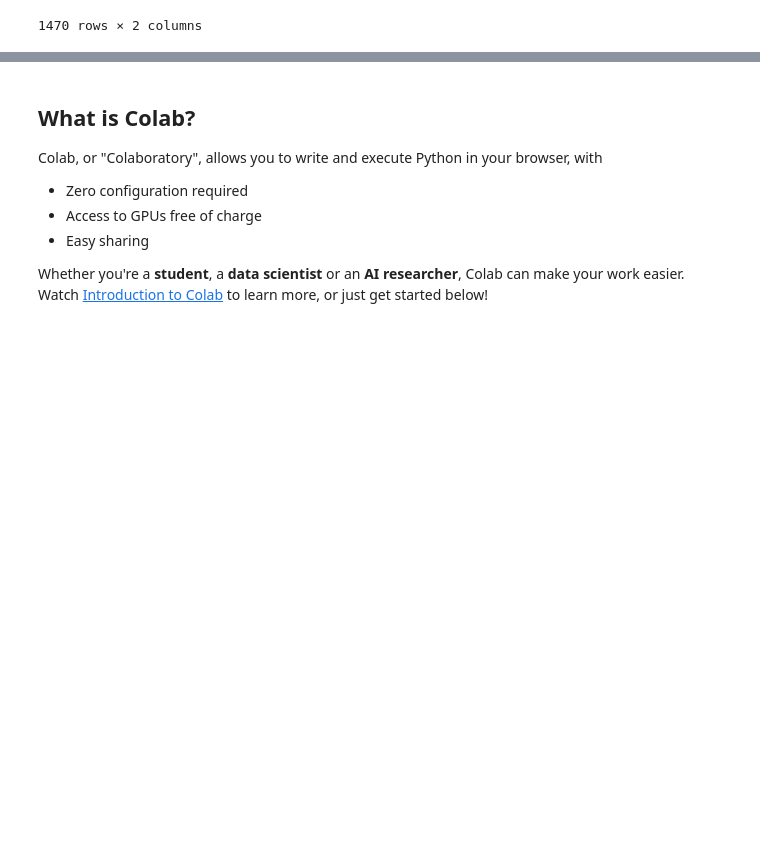
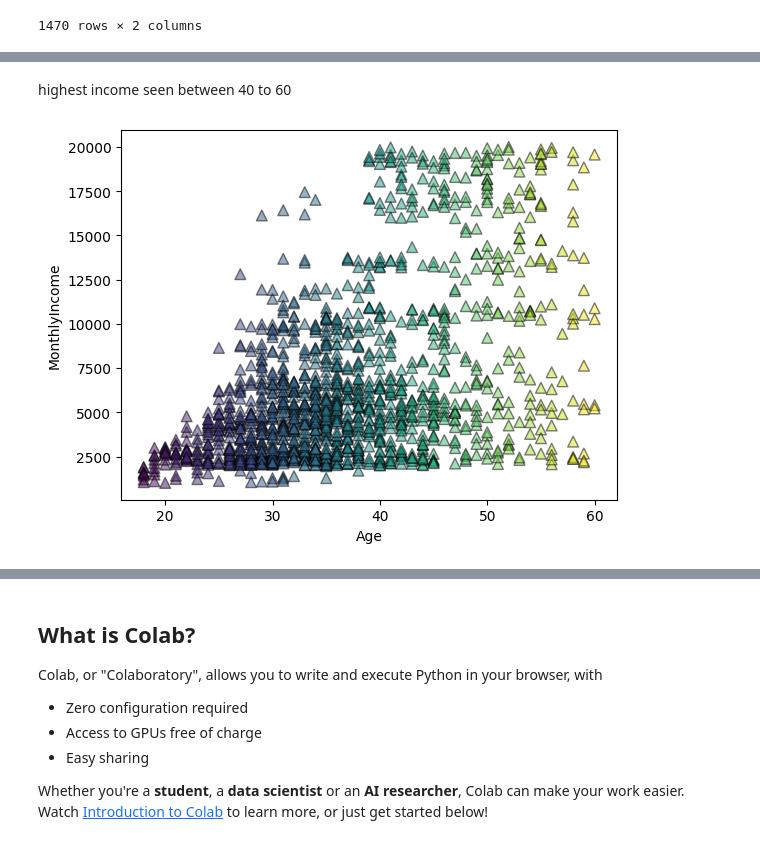
Before and after one commit to Aliasghar9753/aliasghar9753, a Jupyter notebook: Welcome_To_Colab.ipynb, the cells around one changed output, grey strips where cells are left out. Drawn from its saved outputs; the diff is of its cells as text; code cells hidden in the pictures; blank space fills up the shorter version.

```diff
--- a/Welcome_To_Colab.ipynb
+++ b/Welcome_To_Colab.ipynb
@@ -129,0 +126,11 @@ SyntaxError: closing parenthesis ')' does not match opening parenthesis '[' (<ip
+# %% [markdown]
+highest income seen between 40 to 60
+# %%
+# create a function for an advanced scatterplot with markers
+fig, ax = plt.subplots()
+ax.scatter(df['Age'],df['MonthlyIncome'], marker='^',
+          s=60, c=df['Age'], edgecolors='k',alpha=0.5)
+ax.set_xlabel('Age')
+ax.set_ylabel('MonthlyIncome');
+# %% [output]
+[figure, added]
```
Also changed, not shown: parts of 27 cells of this notebook.
